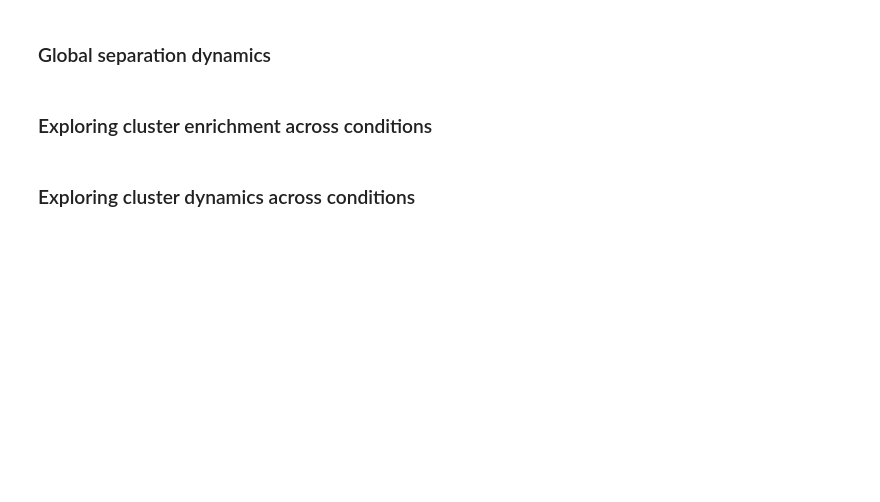
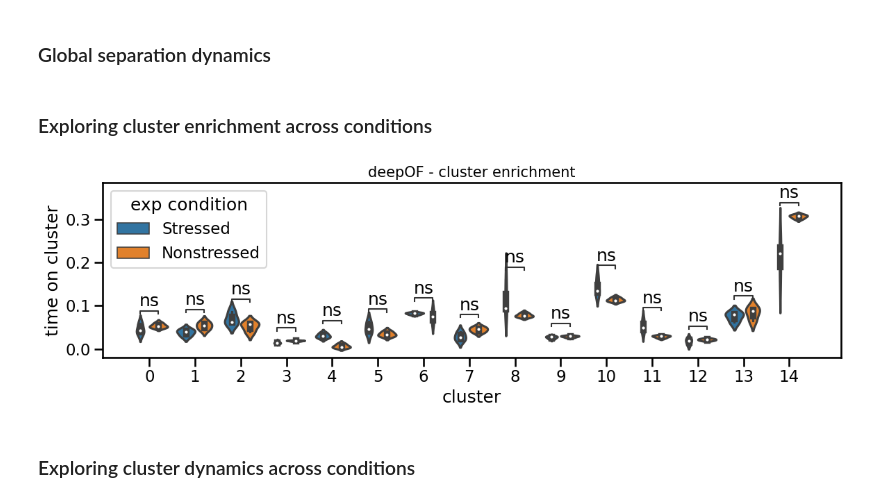
Before and after one commit to mlfpm/deepof, a Jupyter notebook: docs/source/tutorial_notebooks/deepof_unsupervised_tutorial.ipynb, the cells around one changed output. Saved outputs shown, nothing was run; the diff lists cells and outputs as text; code cells hidden in the pictures; blank space fills up the shorter version.

```diff
--- a/docs/source/tutorial_notebooks/deepof_unsupervised_tutorial.ipynb
+++ b/docs/source/tutorial_notebooks/deepof_unsupervised_tutorial.ipynb
@@ -78,10 +78,10 @@ cons = my_deepof_project.deep_unsupervised_embedding(
     pp,
     adjacency_matrix=adj,
     embedding_model="VaDE",
-    epochs=10,
+    epochs=0,
     encoder_type="recurrent",
     n_components=15,
-    latent_dim=4,
+    latent_dim=8,
     kl_warmup=10,
     kl_annealing_mode="linear",
     batch_size=128,
@@ -154,7 +186,7 @@ def get_patched_breaks(key):
         test_videos=0,
     )[0]
 
-    return (~np.all(tt[0] == 0, axis=2)).sum(axis=1)
+    return ((~np.all(tt[0] == 0, axis=2)).sum(axis=1) > 1).astype(int)
 # %%
 import numpy as np
 breaks = {
@@ -236,14 +274,19 @@ plt.close()
 # %% [markdown]
 ### Exploring cluster enrichment across conditions
 # %%
-plt.figure(figsize=(12, 6))
+fig, ax = plt.subplots(1, 1, figsize=(12, 4))
 
 deepof.visuals.plot_cluster_enrichment(
     my_deepof_project,
     embeddings,
     soft_counts,
     breaks,
     normalize=True,
+    add_stats="Mann-Whitney",
+    verbose=False,
+    ax=ax,
 )
+# %% [output]
+[figure, added]
 # %% [markdown]
 ### Exploring cluster dynamics across conditions
```
Also changed, not shown: parts of 11 cells of this notebook, 5 other files.
